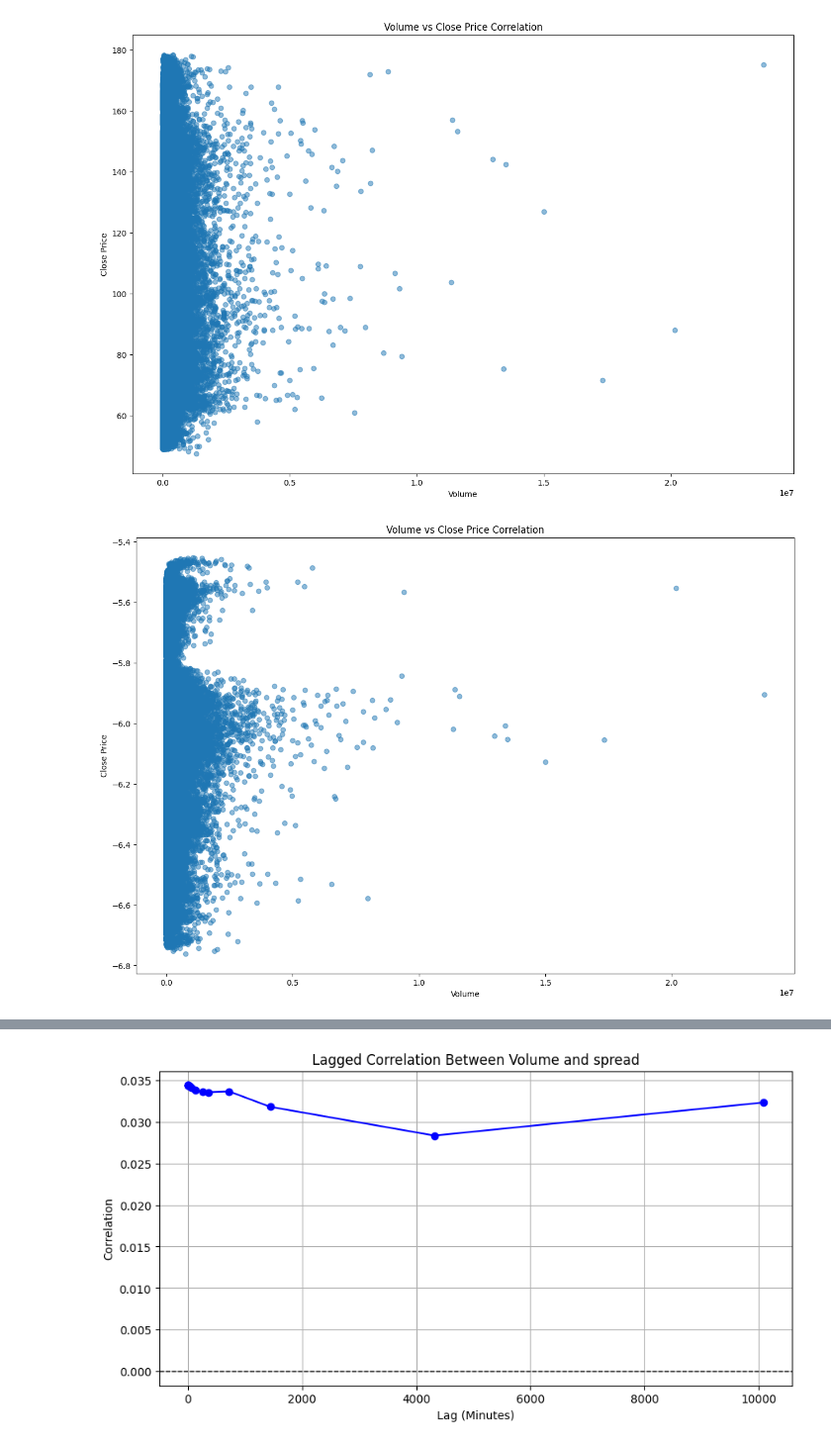
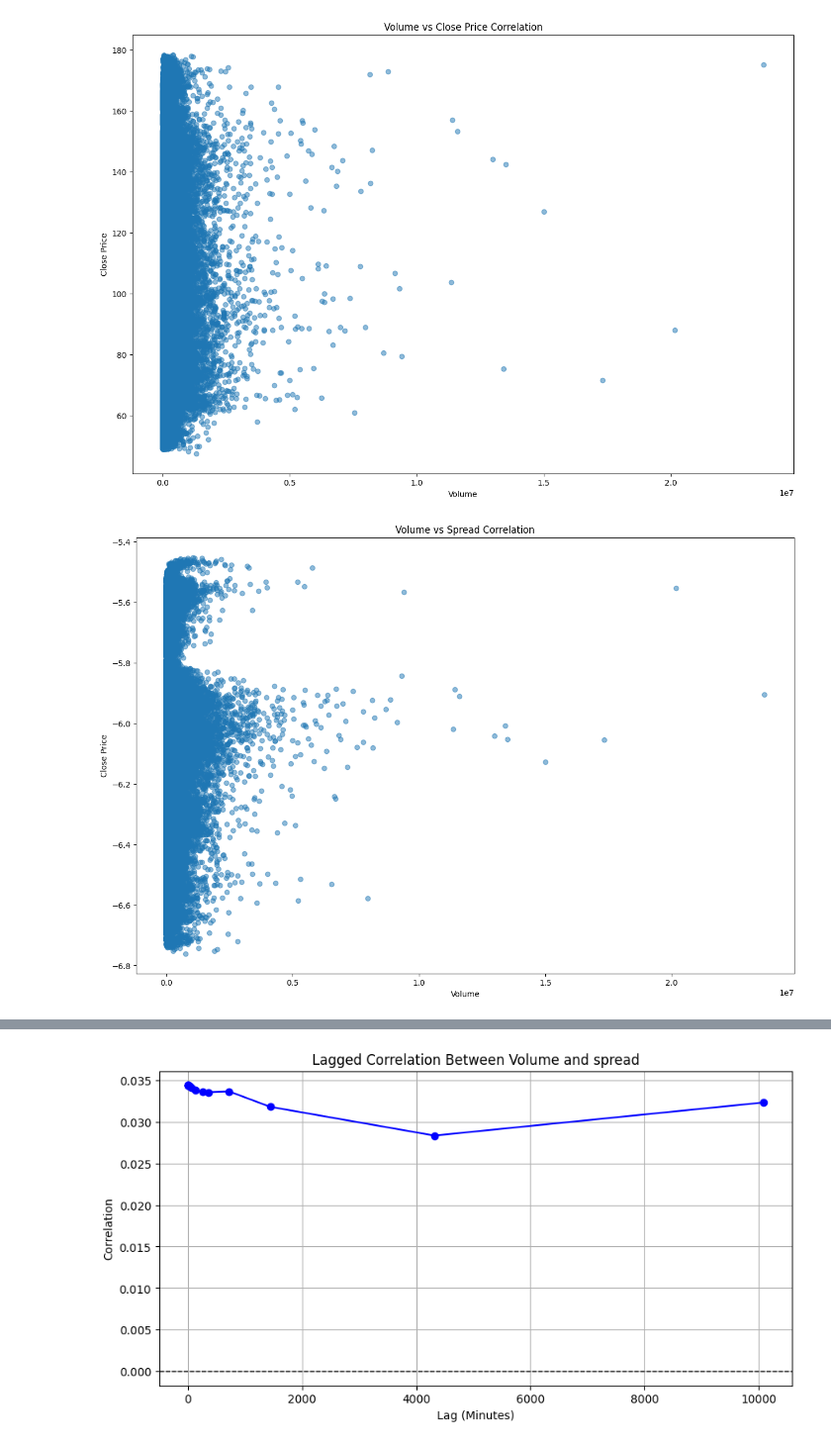
Before and after one commit to rokset3/tothemoon-test-case, a Jupyter notebook: 1-eda.ipynb, the cells around one changed output, grey strips where cells are left out. Shown: that part at 99% size. Saved outputs shown, nothing was run; the diff lists cells and outputs as text; code cells hidden in the pictures.

```diff
--- a/1-eda.ipynb
+++ b/1-eda.ipynb
@@ -4,7 +4,7 @@ import matplotlib.pyplot as plt
 import seaborn as sns
 import warnings
 warnings.simplefilter(action='ignore', category=FutureWarning)
-data = pd.read_csv('main_data.csv')
+data = pd.read_csv('data/main_data.csv')
 data['date'] = pd.to_datetime(data['date'])
 data['date_lagged'] = data['date'].shift(1)
 data['timestamp'] = data['date'].copy()
@@ -116,8 +122,8 @@ plt.show()
 # %%
 plt.scatter(data['volume'], data['spread'], alpha=0.5)
 plt.xlabel('Volume')
 plt.ylabel('Close Price')
-plt.title('Volume vs Close Price Correlation')
+plt.title('Volume vs Spread Correlation')
 plt.show()
 # %% [output]
-[figure, old version]
+[figure, new version]
```
Also changed, not shown: parts of 4 cells of this notebook, 2 other files.
